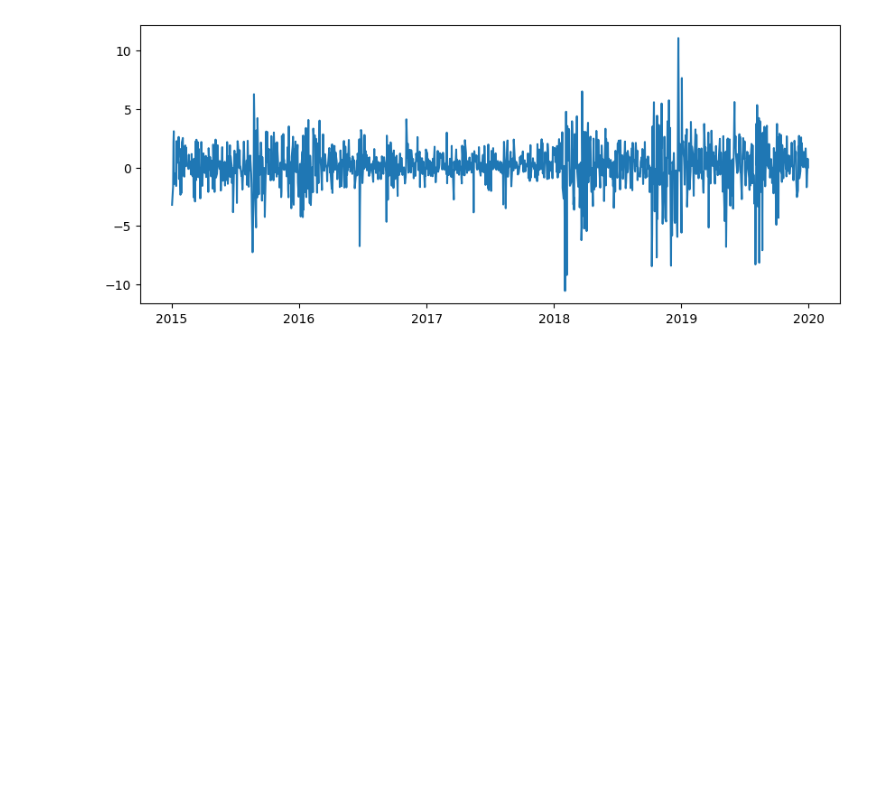
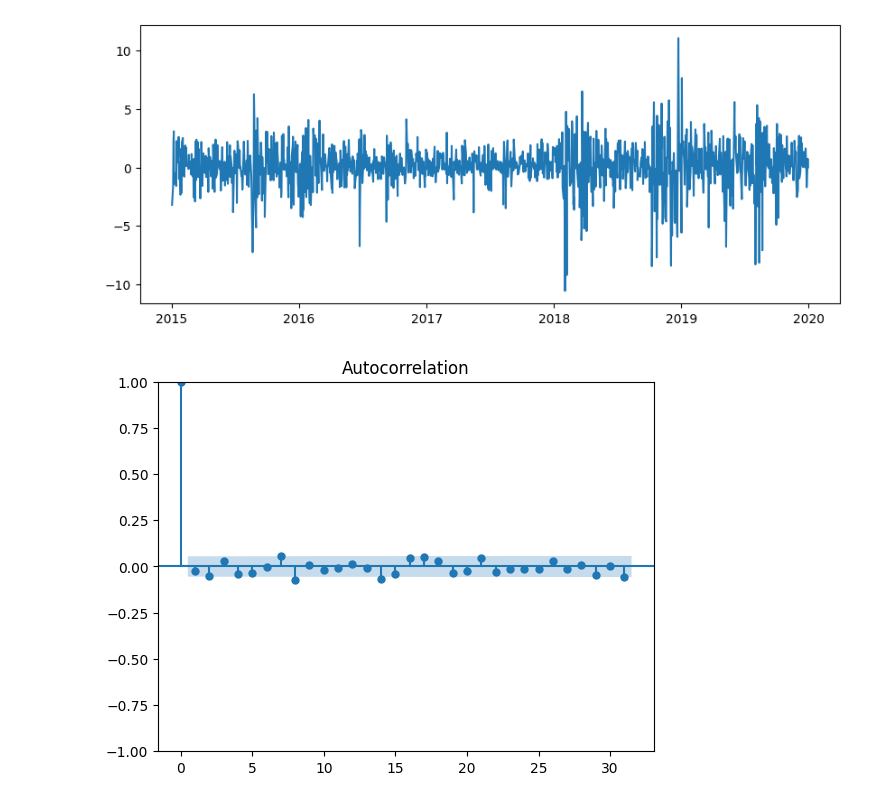
Before and after one commit to sreyasqb/DataScience, a Jupyter notebook: TSA/acf_pacf.ipynb, the cells around one changed output. Drawn from its saved outputs; the diff is of its cells as text; code cells hidden in the pictures; blank space fills up the shorter version.

```diff
--- a/TSA/acf_pacf.ipynb
+++ b/TSA/acf_pacf.ipynb
@@ -108,3 +114,7 @@ plt.plot(tickerDf.FirstDifference)
 # %% [output]
 [<matplotlib.lines.Line2D at 0x...>]
 [figure]
+# %%
+acfPlot = plot_acf(tickerDf.FirstDifference)
+# %% [output]
+[figure, added]
```
Also changed, not shown: parts of 4 cells of this notebook.
